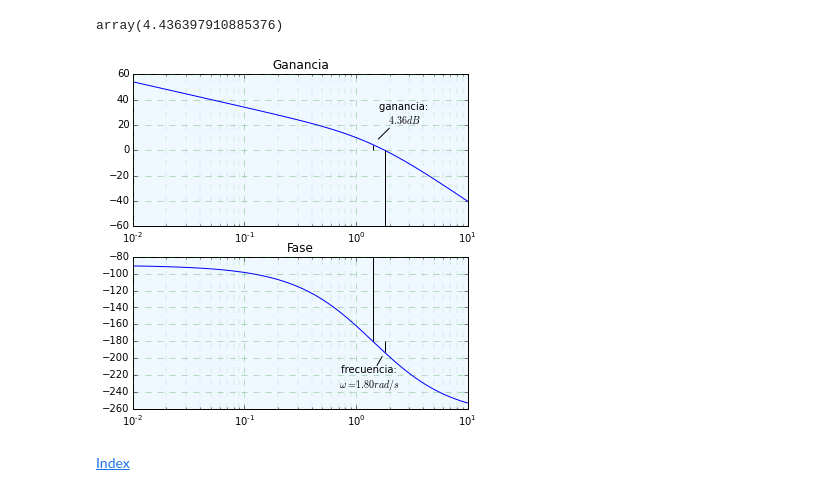
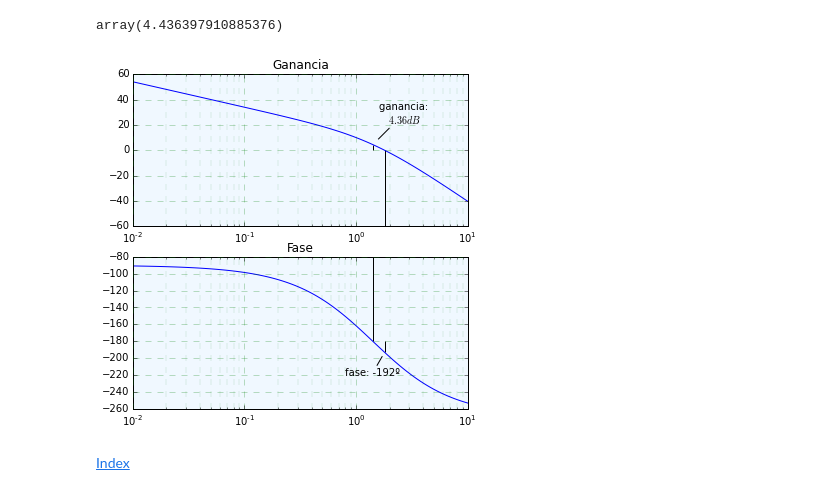
Before and after one commit to estevaofv/apuntes_automatica_II, a Jupyter notebook: Tecnica_de_compensacion_por_retraso.ipynb, the cells around one changed output. Saved outputs shown, nothing was run; the diff lists cells and outputs as text; code cells hidden in the pictures.

```diff
--- a/Tecnica_de_compensacion_por_retraso.ipynb
+++ b/Tecnica_de_compensacion_por_retraso.ipynb
@@ -121,31 +121,31 @@ array(4.436397910885376)
 # %%
 # Cruce de fase por -180 grados
 ax1.vlines(1.4143192918261236, 4.436397910885376, 0, colors=u'k', linestyles=u'solid') #, Av en cruce de fas'
 ax2.vlines(1.4143192918261236,-180,-80,colors=u'k', linestyles=u'solid')
 
 ax1.text(1.4143192918261236, 4.436397910885376, u'ganancia: \n $4.36dB$', withdash=True,
          dashdirection=1,
          dashlength=15,
          rotation=0,
          dashrotation=45,
          dashpush=8,
          )
 
 #Cruce de ganancia por 0 dBs
 ax1.vlines(1.8028696116307432,0,-60)
 ax2.vlines(1.8028696116307432,-180,-192.97900193093383)
 
-ax2.text(1.8028696116307432, -192.97900193093383, u'frecuencia: \n $\omega = 1.80 rad/s$', withdash=True,
+ax2.text(1.8028696116307432, -192.97900193093383, u'fase: -192º', withdash=True,
          dashdirection=0,
          dashlength=10,
          rotation=0,
          dashrotation=60,
          dashpush=5,
          )
 
 
 fig
 # %% [output]
-[figure, old version]
+[figure, new version]
 # %% [markdown]
 [Index](index.ipynb)
```
Also changed, not shown: 14 other files.
